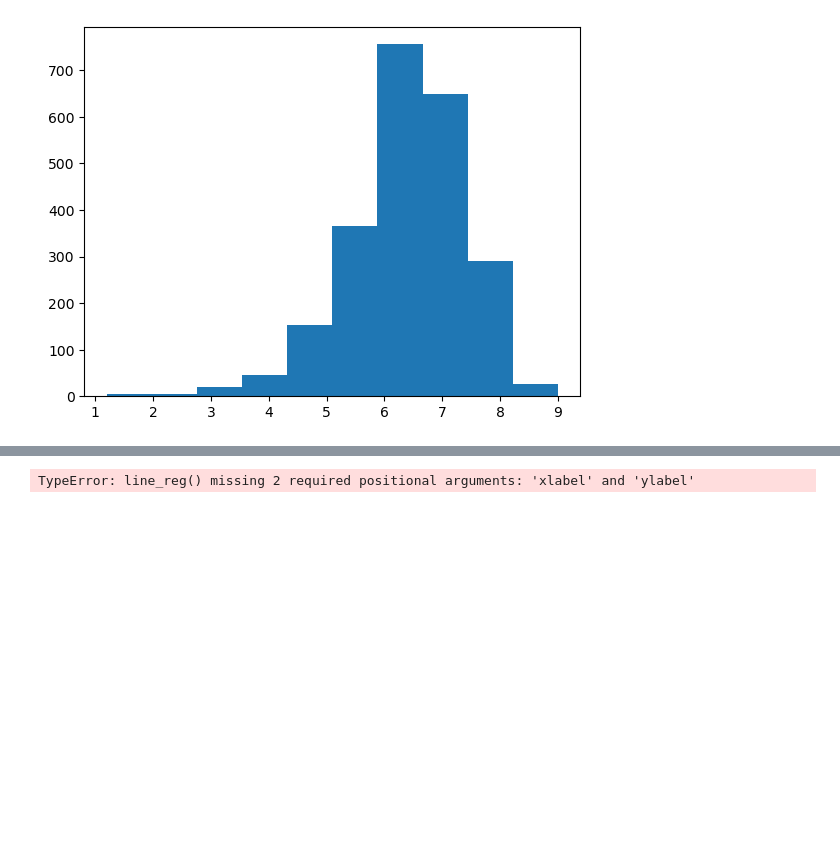
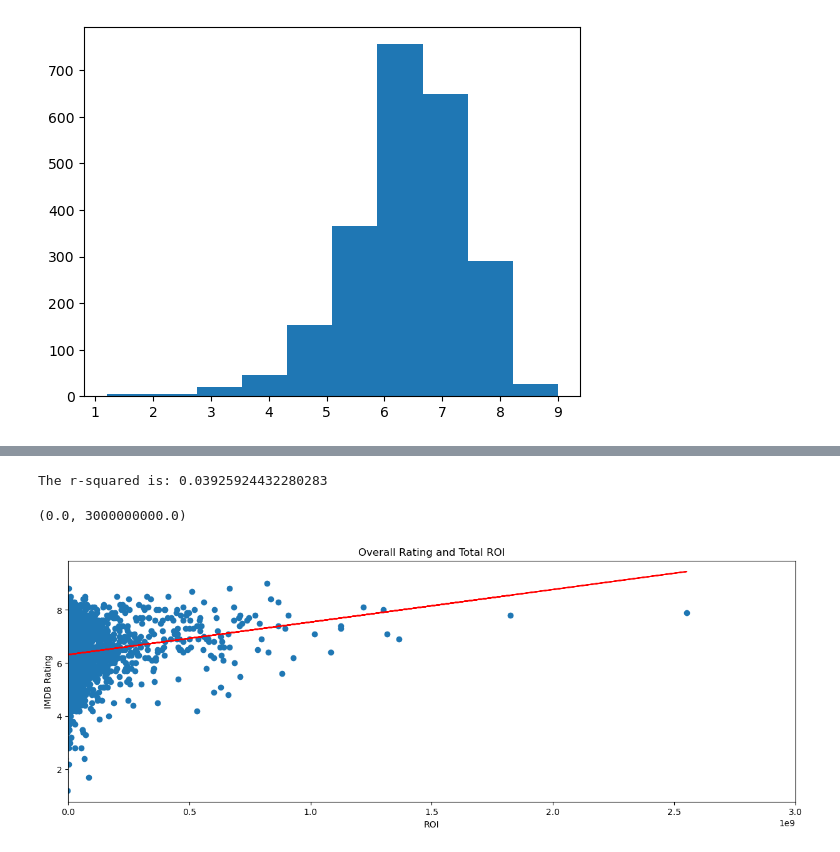
Before and after one commit to Robotrousers/Group1Proj1, a Jupyter notebook: movies_ratings.ipynb, the cells around one changed output, grey strips where cells are left out. Cells and saved outputs as stored; diff of their text form; code cells hidden in the pictures; blank space fills up the shorter version.

```diff
--- a/movies_ratings.ipynb
+++ b/movies_ratings.ipynb
@@ -164,8 +136,11 @@ The r-squared is: 0.007212228236935369
 # %%
-x_values = movie_data_df['IMDB Rating']
-y_values = movie_data_df['Revenue']
-plt.xlabel = 'Rating'
-plt.ylabel = 'Total Revenue'
-line_reg(x_values, y_values)
+x_values = movie_data_df['ROI$']
+y_values = movie_data_df['IMDB Rating']
+plt.figure(figsize=(15,5))
+line_reg(x_values, y_values, 'ROI', 'IMDB Rating')
+plt.title("Overall Rating and Total ROI")
+plt.xlim(0, 3000000000)
 # %% [output]
-TypeError: line_reg() missing 2 required positional arguments: 'xlabel' and 'ylabel'
+The r-squared is: 0.03925924432280283
+(0.0, 3000000000.0)
+[figure, added]
```
Also changed, not shown: parts of 27 cells of this notebook, 1 other file.
